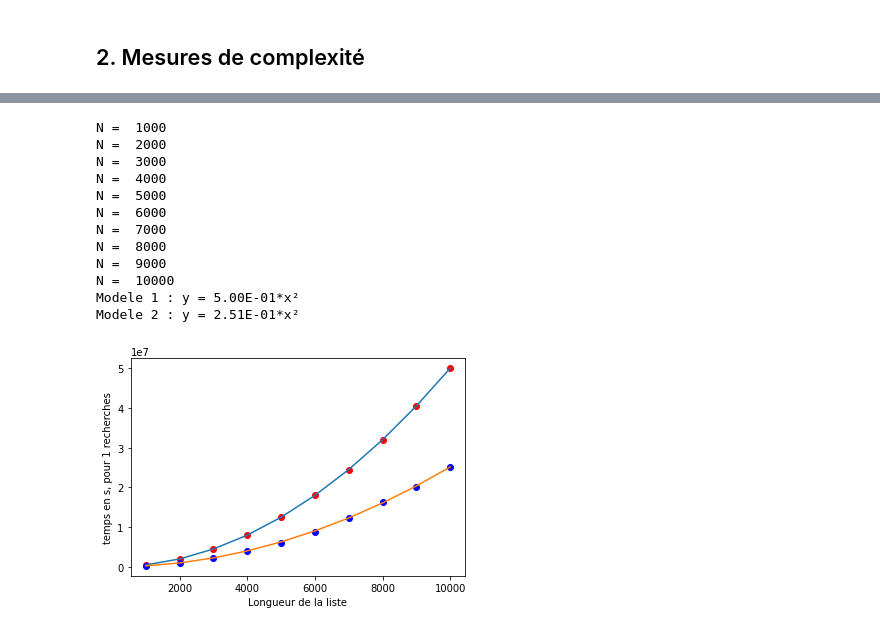
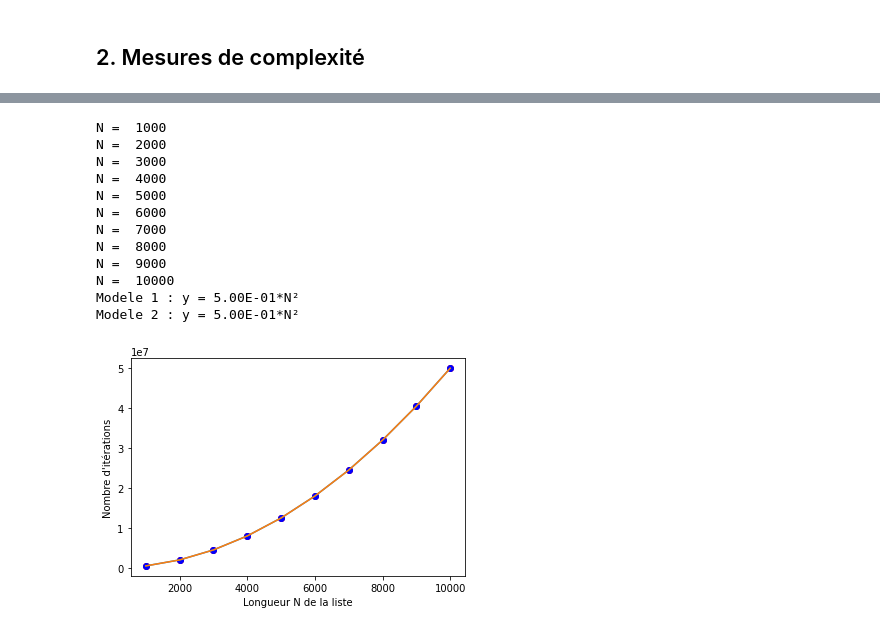
Before and after one commit to MatveiBG/NSI1ere, a Jupyter notebook: TD_04_1_correct.ipynb, the cells around one changed output, grey strips where cells are left out. Drawn from its saved outputs; the diff is of its cells as text; code cells hidden in the pictures.

```diff
--- a/TD_04_1_correct.ipynb
+++ b/TD_04_1_correct.ipynb
@@ -58,7 +58,8 @@ IPython.notebook.kernel.execute("url = '" + window.location + "'");
 # %%
 #Question 1
 def tri_selection(tab):
-    """tab est un tableau de n valeurs numériques qui est trié en place (tab est modifié mais la fonction ne retourne rien)."""
+    """tab est un tableau de n valeurs numériques qui peut être trié en place (tab est modifié mais la fonction ne retourne rien)
+    ou pas (on crée une copie tabCopy de tab, on la trie et on renvoie [tabCopy, compt] où compt est le nombre d'itérations total)."""
     n=len(tab)
     compt=0
     tabCopy=list(tab) #à commenter pour un tri en place
@@ -92,7 +96,8 @@ def tri_selection(tab):
 # %%
 # Question 2
 def tri_insertion(tab):
-    """tab est un tableau de n valeurs numériques qui est trié en place (tab est modifié mais la fonction ne retourne rien)."""
+    """tab est un tableau de n valeurs numériques qui peut être trié en place (tab est modifié mais la fonction ne retourne rien)
+    ou pas (on crée une copie tabCopy de tab, on la trie et on renvoie [tabCopy, compt] où compt est le nombre d'itérations total)."""
     n=len(tab)
     compt=0
     tabCopy=list(tab) #à commenter pour un tri en place
@@ -252,8 +301,8 @@ for N in range(debut,fin,inc): # la taille N du tableau varie de debut à fin pa
     nbiter2=0
     for i in range(Nbrepet):
 #        L=sorted([randint(0,N) for k in range(N)]) # meilleur cas
-#        L=sorted([randint(0,N) for k in range(N)], reverse=True) # pire cas
-        L=[randint(0,N) for k in range(N)] # cas moyen
+        L=sorted([randint(0,N) for k in range(N)], reverse=True) # pire cas
+#        L=[randint(0,N) for k in range(N)] # cas moyen
         L1=tri_selection(L)
         nbiter1=nbiter1+L1[1]
         L2=tri_insertion(L)
@@ -271,37 +320,37 @@ for N in range(debut,fin,inc): # la taille N du tableau varie de debut à fin pa
 #calcul des paramètres de modélisation pour ordonnee1 et ordonnee2
 parametres1, covariance = curve_fit(quadratique, abscisse, ordonnee1)
 parametres2, covariance = curve_fit(quadratique, abscisse, ordonnee2)
 
 for i in range(len(abscisse)) : #construction des ordonnées pour les 2 modèles
     modele1.append(quadratique(abscisse[i],*parametres1))
     modele2.append(quadratique(abscisse[i],*parametres2))
 
 # courbes pour les modèles avec légende
 plt.plot(abscisse,modele1)
 plt.plot(abscisse,modele2)
-print('Modele 1 : y = {:.2E}*x²'.format(*parametres1))
-print('Modele 2 : y = {:.2E}*x²'.format(*parametres2))
+print('Modele 1 : y = {:.2E}*N²'.format(*parametres1))
+print('Modele 2 : y = {:.2E}*N²'.format(*parametres2))
 
 # nom des axes
-plt.xlabel('Longueur de la liste')
-plt.ylabel('temps en s, pour {} recherches'.format(Nbessai))
+plt.xlabel('Longueur N de la liste')
+plt.ylabel("Nombre d'itérations")
 # definition des courbes
 plt.scatter(abscisse,ordonnee1,color='red')
 plt.scatter(abscisse,ordonnee2,color='blue')
 #plt.scatter(abscisse,ordonnee3,color='green')
 #tracé du graphique
 plt.show()
 # %% [output]
 N =  1000
 N =  2000
 N =  3000
 N =  4000
 N =  5000
 N =  6000
 N =  7000
 N =  8000
 N =  9000
 N =  10000
-Modele 1 : y = 5.00E-01*x²
-Modele 2 : y = 2.51E-01*x²
+Modele 1 : y = 5.00E-01*N²
+Modele 2 : y = 5.00E-01*N²
-[figure, old version]
+[figure, new version]
```
Also changed, not shown: parts of 20 cells of this notebook.
